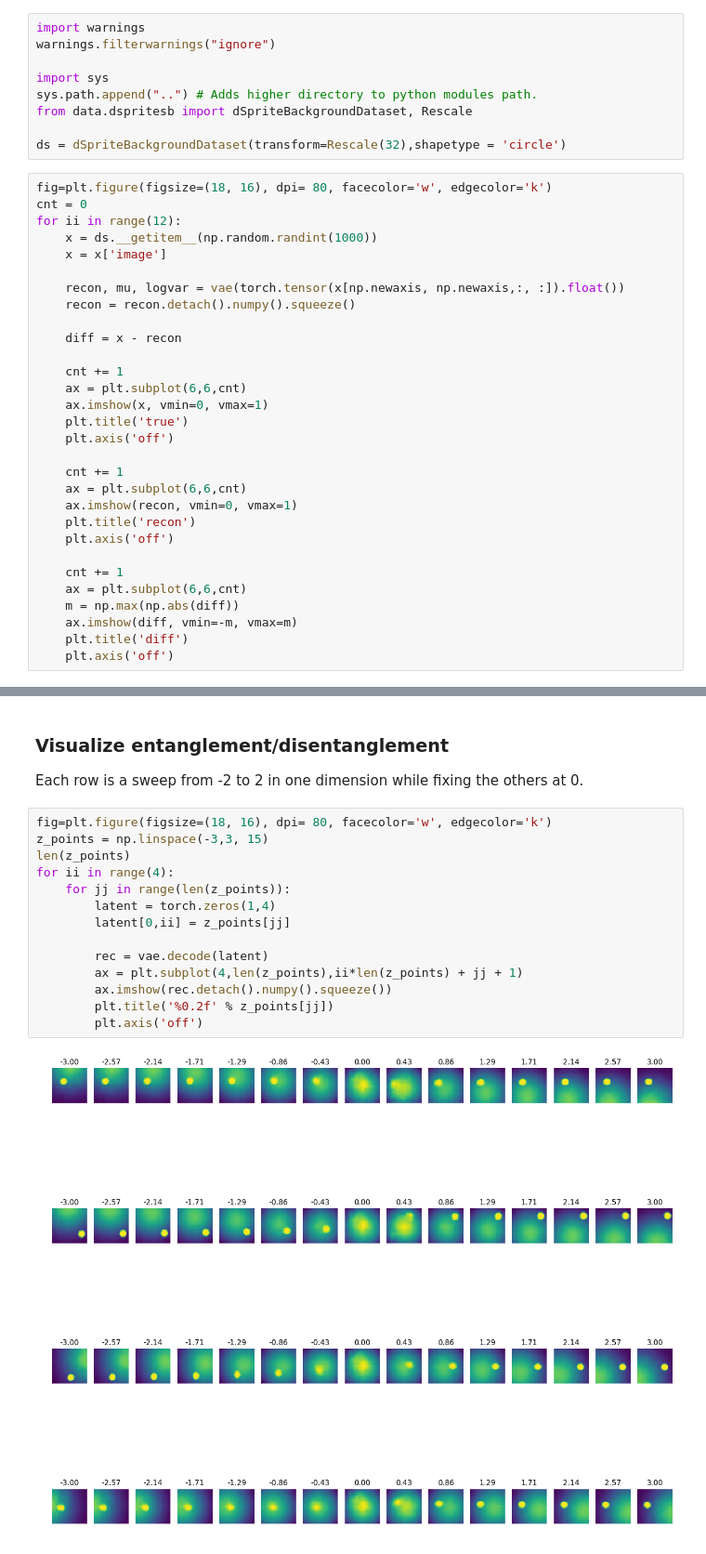
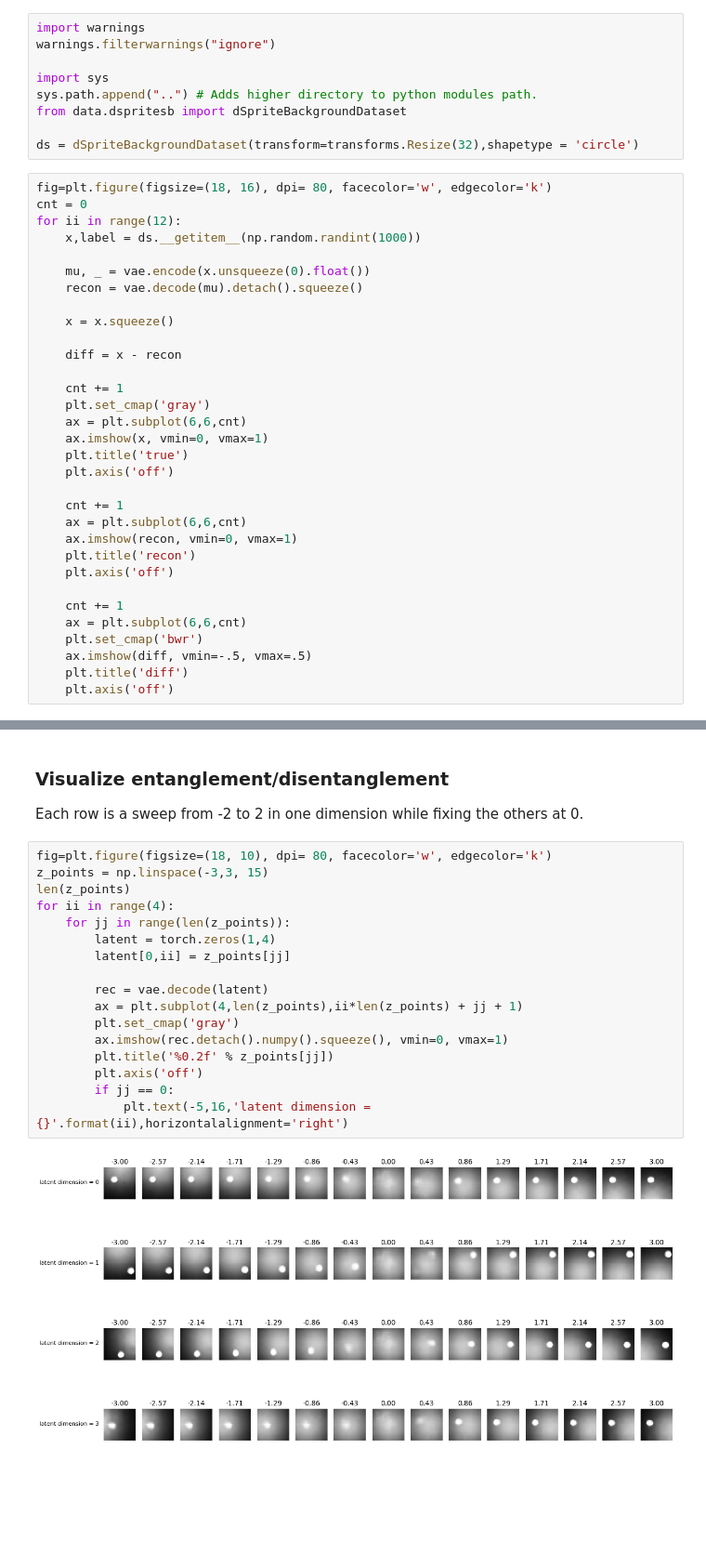
Before and after one commit to zahariaa/disentangled-dynamics, a Jupyter notebook: src/staticvae/VisualizeStaticVAE32(circle)_training_04_10_2019.ipynb, the cells around one changed output, grey strips where cells are left out. Shown at 93% size. Drawn from its saved outputs; the diff is of its cells as text; blank space fills up the shorter version.

```diff
--- a/src/staticvae/VisualizeStaticVAE32(circle)_training_04_10_2019.ipynb
+++ b/src/staticvae/VisualizeStaticVAE32(circle)_training_04_10_2019.ipynb
@@ -40,22 +42,24 @@ warnings.filterwarnings("ignore")
 
 import sys
 sys.path.append("..") # Adds higher directory to python modules path.
-from data.dspritesb import dSpriteBackgroundDataset, Rescale
+from data.dspritesb import dSpriteBackgroundDataset
 
-ds = dSpriteBackgroundDataset(transform=Rescale(32),shapetype = 'circle')
+ds = dSpriteBackgroundDataset(transform=transforms.Resize(32),shapetype = 'circle')
 # %%
 fig=plt.figure(figsize=(18, 16), dpi= 80, facecolor='w', edgecolor='k')
 cnt = 0
 for ii in range(12):
-    x = ds.__getitem__(np.random.randint(1000))
-    x = x['image']
+    x,label = ds.__getitem__(np.random.randint(1000))
 
-    recon, mu, logvar = vae(torch.tensor(x[np.newaxis, np.newaxis,:, :]).float())
-    recon = recon.detach().numpy().squeeze()
+    mu, _ = vae.encode(x.unsqueeze(0).float())
+    recon = vae.decode(mu).detach().squeeze()
+
+    x = x.squeeze()
 
     diff = x - recon
 
     cnt += 1
+    plt.set_cmap('gray')
     ax = plt.subplot(6,6,cnt)
     ax.imshow(x, vmin=0, vmax=1)
     plt.title('true')
@@ -69,8 +73,8 @@ for ii in range(12):
 
     cnt += 1
     ax = plt.subplot(6,6,cnt)
-    m = np.max(np.abs(diff))
-    ax.imshow(diff, vmin=-m, vmax=m)
+    plt.set_cmap('bwr')
+    ax.imshow(diff, vmin=-.5, vmax=.5)
     plt.title('diff')
     plt.axis('off')
 # %% [output]
@@ -80,18 +84,21 @@ for ii in range(12):
 
 Each row is a sweep from -2 to 2 in one dimension while fixing the others at 0.
 # %%
-fig=plt.figure(figsize=(18, 16), dpi= 80, facecolor='w', edgecolor='k')
+fig=plt.figure(figsize=(18, 10), dpi= 80, facecolor='w', edgecolor='k')
 z_points = np.linspace(-3,3, 15)
 len(z_points)
 for ii in range(4):
     for jj in range(len(z_points)):
         latent = torch.zeros(1,4)
         latent[0,ii] = z_points[jj]
 
         rec = vae.decode(latent)
         ax = plt.subplot(4,len(z_points),ii*len(z_points) + jj + 1)
-        ax.imshow(rec.detach().numpy().squeeze())
+        plt.set_cmap('gray')
+        ax.imshow(rec.detach().numpy().squeeze(), vmin=0, vmax=1)
         plt.title('%0.2f' % z_points[jj])
         plt.axis('off')
+        if jj == 0:
+            plt.text(-5,16,'latent dimension = {}'.format(ii),horizontalalignment='right')
 # %% [output]
-[figure, old version]
+[figure, new version]
```
Also changed, not shown: parts of 2 cells of this notebook, 1 other file.
